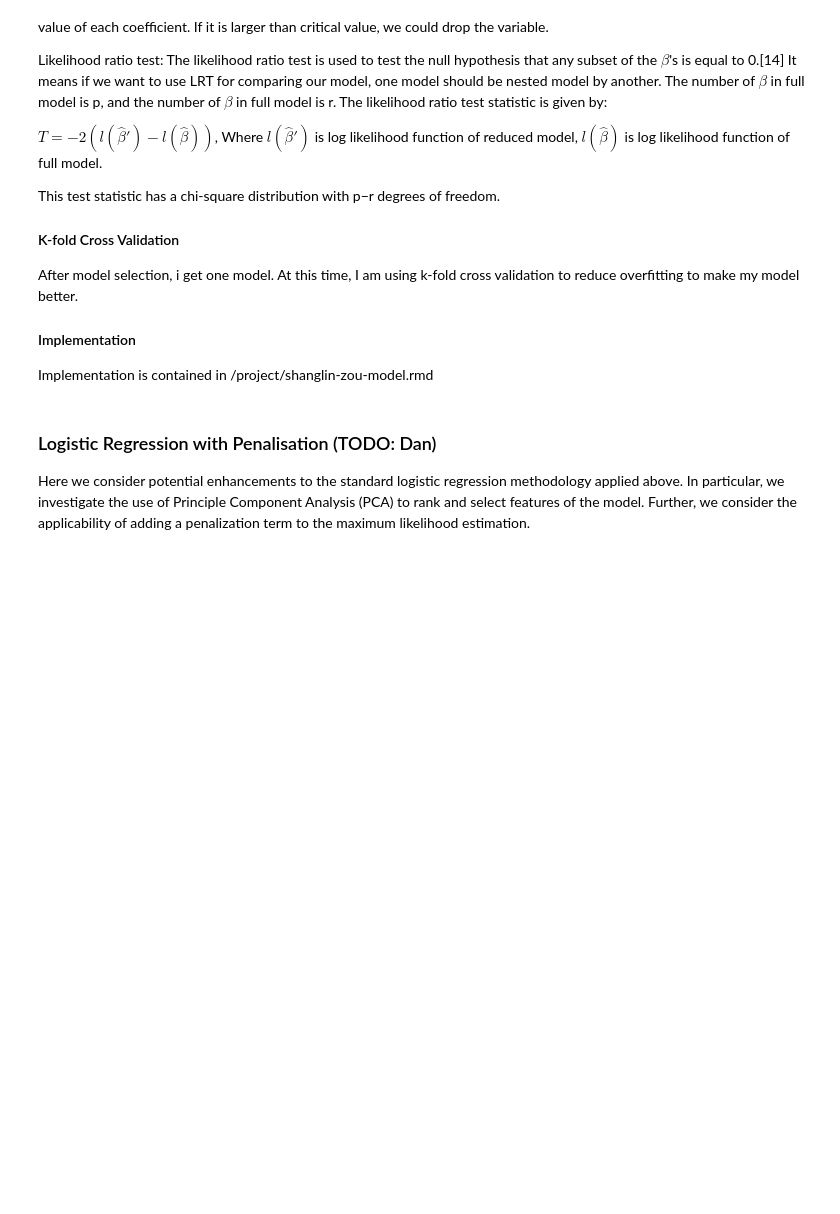
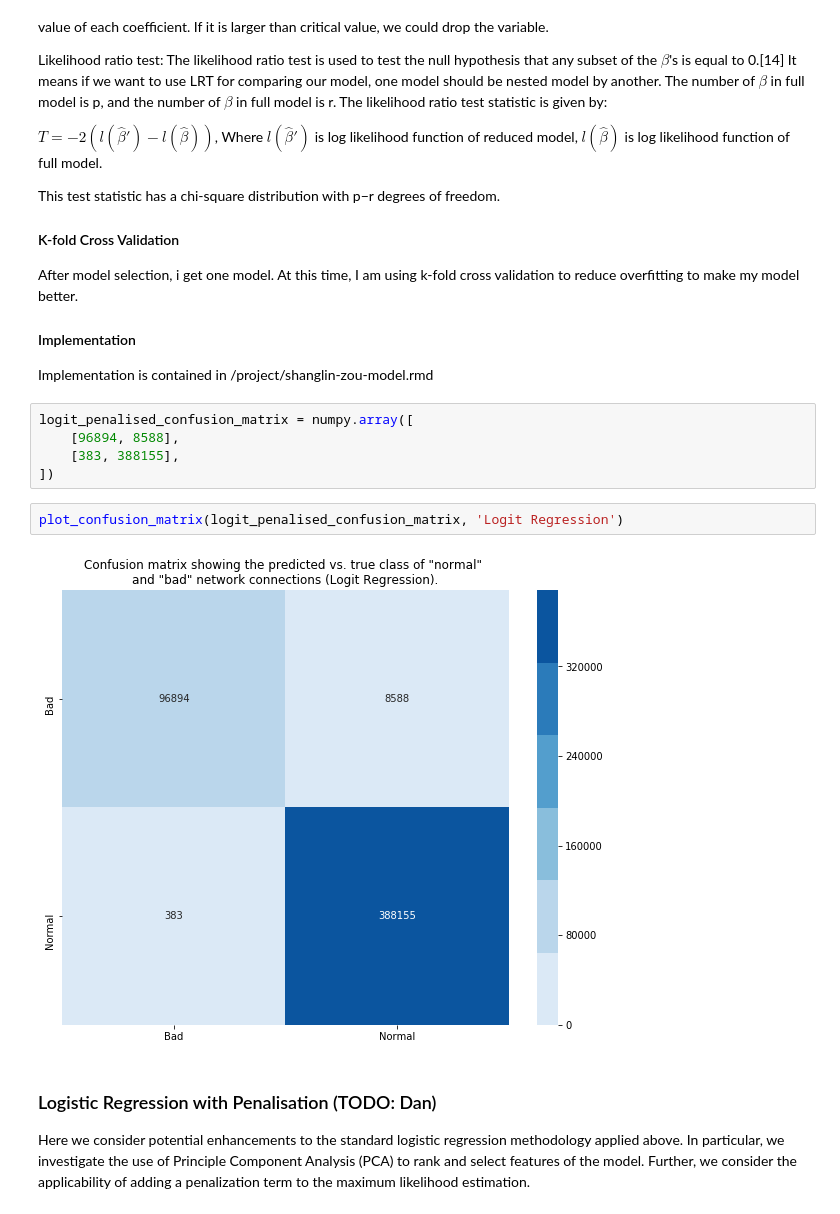
Before and after one commit to dj311/data-science-toolbox-2, a Jupyter notebook: project/report.ipynb, the cells around one changed output. Saved outputs shown, nothing was run; the diff lists cells and outputs as text; blank space fills up the shorter version.

Commit message:
add shanglin's confusion matrix plot

```diff
--- a/project/report.ipynb
+++ b/project/report.ipynb
@@ -313,6 +313,15 @@ After model selection, i get one model. At this time, I am using k-fold cross va
 
 #### Implementation
 Implementation is contained in /project/shanglin-zou-model.rmd
+# %%
+logit_penalised_confusion_matrix = numpy.array([
+    [96894, 8588],
+    [383, 388155],
+])
+# %%
+plot_confusion_matrix(logit_penalised_confusion_matrix, 'Logit Regression')
+# %% [output]
+[figure, added]
 # %% [markdown]
 ### Logistic Regression with Penalisation (TODO: Dan)
 
```
